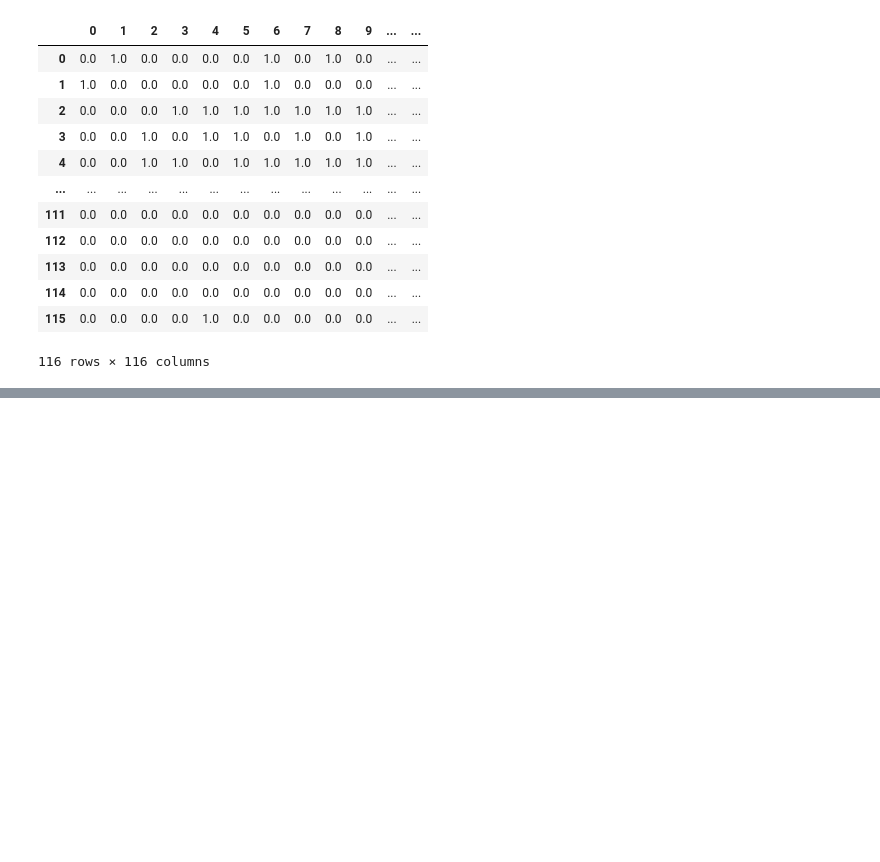
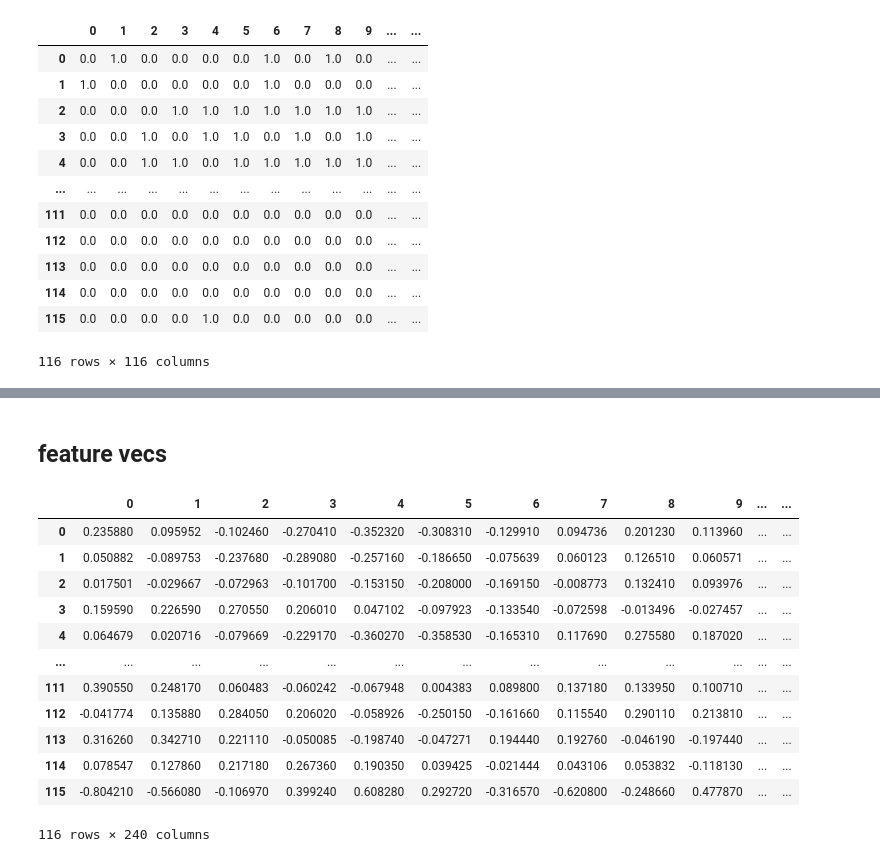
Before and after one commit to chrisonntag/resting-state-fMRI, a Jupyter notebook: preprocessing.ipynb, the cells around one changed output, grey strips where cells are left out. Saved outputs shown, nothing was run; the diff lists cells and outputs as text; code cells hidden in the pictures; blank space fills up the shorter version.

```diff
--- a/preprocessing.ipynb
+++ b/preprocessing.ipynb
@@ -89,0 +100,20 @@ data['dimensions']
+# %% [markdown]
+## feature vecs
+# %%
+timeseries = pd.read_csv('AAL_timeseries\AAL_timeseries_p001_1.csv', names = col_names(240))
+# %%
+timeseries
+# %% [output]
+|  | 0 | 1 | 2 | 3 | 4 | 5 | 6 | 7 | 8 | 9 | ... | ... |
+| 0 | 0.235880 | 0.095952 | -0.102460 | -0.270410 | -0.352320 | -0.308310 | -0.129910 | 0.094736 | 0.201230 | 0.113960 | ... | ... |
+| 1 | 0.050882 | -0.089753 | -0.237680 | -0.289080 | -0.257160 | -0.186650 | -0.075639 | 0.060123 | 0.126510 | 0.060571 | ... | ... |
+| 2 | 0.017501 | -0.029667 | -0.072963 | -0.101700 | -0.153150 | -0.208000 | -0.169150 | -0.008773 | 0.132410 | 0.093976 | ... | ... |
+| 3 | 0.159590 | 0.226590 | 0.270550 | 0.206010 | 0.047102 | -0.097923 | -0.133540 | -0.072598 | -0.013496 | -0.027457 | ... | ... |
+| 4 | 0.064679 | 0.020716 | -0.079669 | -0.229170 | -0.360270 | -0.358530 | -0.165310 | 0.117690 | 0.275580 | 0.187020 | ... | ... |
+| ... | ... | ... | ... | ... | ... | ... | ... | ... | ... | ... | ... | ... |
+| 111 | 0.390550 | 0.248170 | 0.060483 | -0.060242 | -0.067948 | 0.004383 | 0.089800 | 0.137180 | 0.133950 | 0.100710 | ... | ... |
+| 112 | -0.041774 | 0.135880 | 0.284050 | 0.206020 | -0.058926 | -0.250150 | -0.161660 | 0.115540 | 0.290110 | 0.213810 | ... | ... |
+| 113 | 0.316260 | 0.342710 | 0.221110 | -0.050085 | -0.198740 | -0.047271 | 0.194440 | 0.192760 | -0.046190 | -0.197440 | ... | ... |
+| 114 | 0.078547 | 0.127860 | 0.217180 | 0.267360 | 0.190350 | 0.039425 | -0.021444 | 0.043106 | 0.053832 | -0.118130 | ... | ... |
+| 115 | -0.804210 | -0.566080 | -0.106970 | 0.399240 | 0.608280 | 0.292720 | -0.316570 | -0.620800 | -0.248660 | 0.477870 | ... | ... |
+116 rows × 240 columns
```
Also changed, not shown: parts of 24 cells of this notebook.
